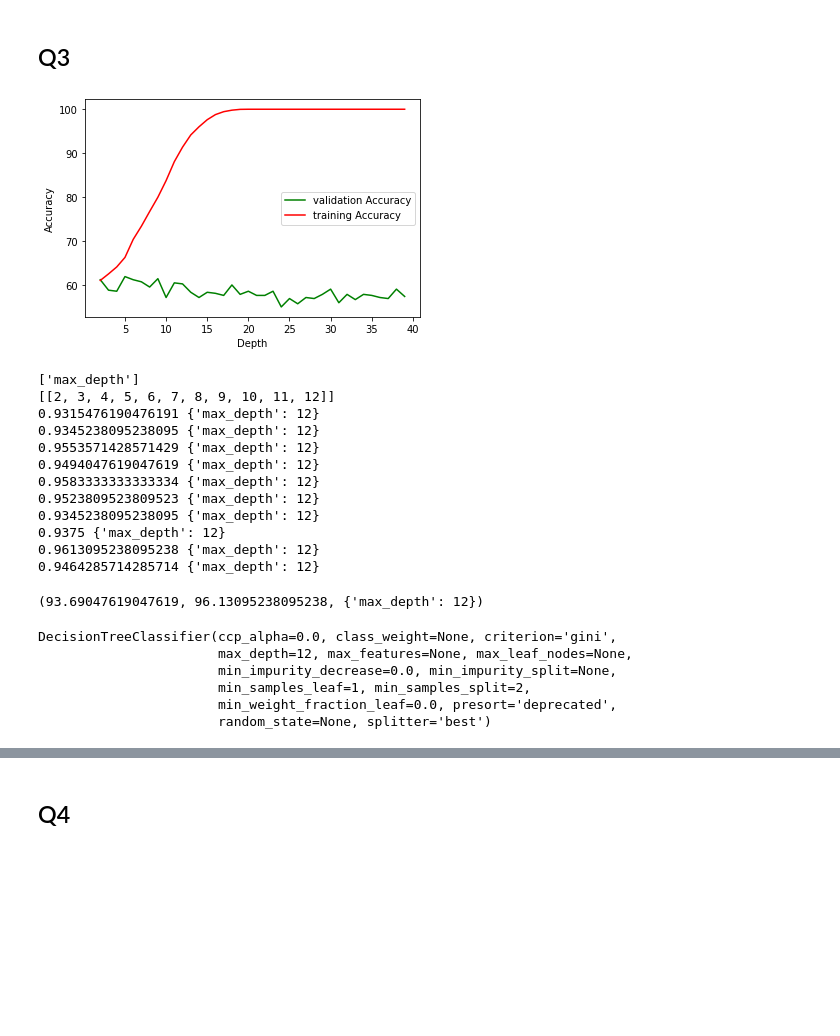
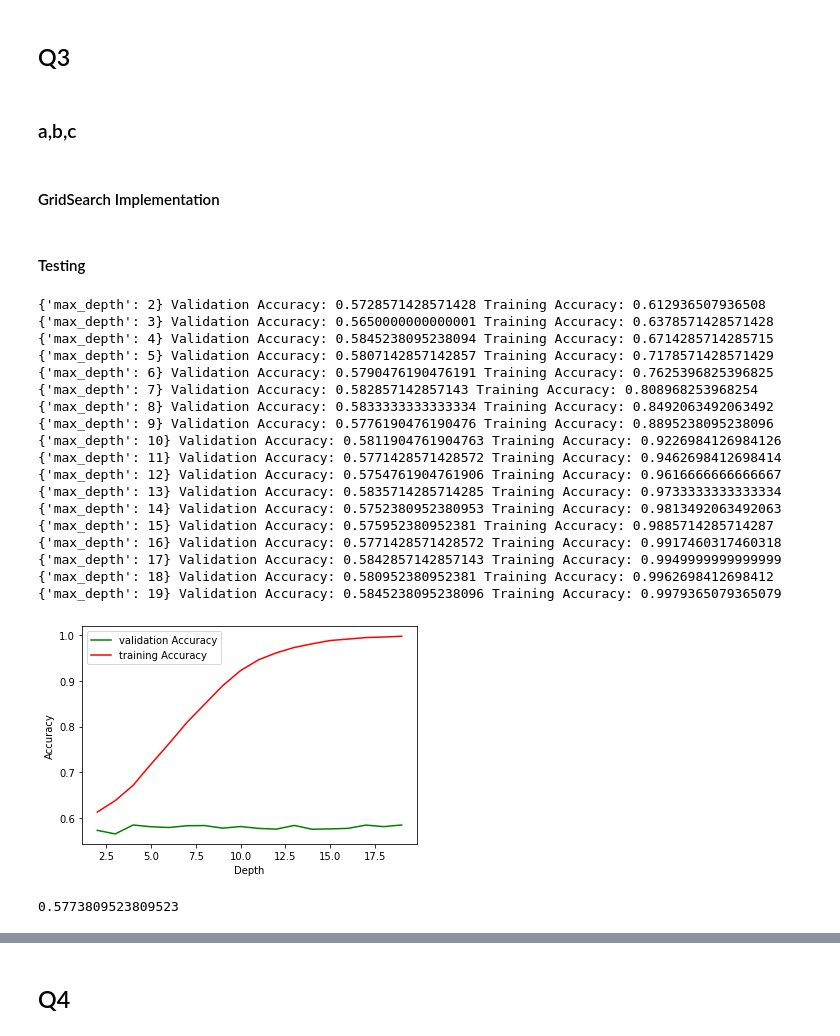
Before and after one commit to itissandeep98/ML-Assignments, a Jupyter notebook: Assignment2/ML_Assignment2.ipynb, the cells around one changed output, grey strips where cells are left out. Saved outputs shown, nothing was run; the diff lists cells and outputs as text; code cells hidden in the pictures; blank space fills up the shorter version.

```diff
--- a/Assignment2/ML_Assignment2.ipynb
+++ b/Assignment2/ML_Assignment2.ipynb
@@ -326,4 +243,4 @@ def plot_dept_acc(data,min_depth=2,max_depth=40,state=1):
-# %%
-plot_dept_acc(1,state=30)
-# %% [output]
-[figure, removed]
+# %% [markdown]
+### a,b,c
+# %% [markdown]
+#### GridSearch Implementation
@@ -330,37 +301,35 @@ plot_dept_acc(1,state=30)
+# %% [markdown]
+#### Testing
 # %%
 preprocessor = MyPreProcessor()
 X, y = preprocessor.pre_process(1)
+X_train, X_test, y_train, y_test = train_test_split(X, y, stratify=y, test_size=0.20, random_state=40)
+dt= DecisionTreeClassifier()
+params = {'max_depth': list(range(2, 20))}
+grid_search_cv = GridSearch(dt,params)
 
-dt= DecisionTreeClassifier()
-params = {'max_depth': list(range(2, 13))}
-grid_search_cv = GridSearch(dt,**params)
+grid_search_cv.fit(X_train, y_train)
 
-# gnb=GaussianNB()
-# params={'var_smoothing':[10**i for i in range(1,-10,-1)]}
-# grid_search_cv = GridSearch(gnb,**params)
-
-grid_search_cv.fit(X, y)
+model=pickle.load(open('model','rb'))
+model.score(X_test,y_test)
 # %% [output]
-['max_depth']
-[[2, 3, 4, 5, 6, 7, 8, 9, 10, 11, 12]]
-0.9315476190476191 {'max_depth': 12}
-0.9345238095238095 {'max_depth': 12}
-0.9553571428571429 {'max_depth': 12}
-0.9494047619047619 {'max_depth': 12}
-0.9583333333333334 {'max_depth': 12}
-0.9523809523809523 {'max_depth': 12}
-0.9345238095238095 {'max_depth': 12}
-0.9375 {'max_depth': 12}
-0.9613095238095238 {'max_depth': 12}
-0.9464285714285714 {'max_depth': 12}
+{'max_depth': 2} Validation Accuracy: 0.5728571428571428 Training Accuracy: 0.612936507936508
+{'max_depth': 3} Validation Accuracy: 0.5650000000000001 Training Accuracy: 0.6378571428571428
+{'max_depth': 4} Validation Accuracy: 0.5845238095238094 Training Accuracy: 0.6714285714285715
+{'max_depth': 5} Validation Accuracy: 0.5807142857142857 Training Accuracy: 0.7178571428571429
+{'max_depth': 6} Validation Accuracy: 0.5790476190476191 Training Accuracy: 0.7625396825396825
+{'max_depth': 7} Validation Accuracy: 0.582857142857143 Training Accuracy: 0.808968253968254
+{'max_depth': 8} Validation Accuracy: 0.5833333333333334 Training Accuracy: 0.8492063492063492
+{'max_depth': 9} Validation Accuracy: 0.5776190476190476 Training Accuracy: 0.8895238095238096
+{'max_depth': 10} Validation Accuracy: 0.5811904761904763 Training Accuracy: 0.9226984126984126
+{'max_depth': 11} Validation Accuracy: 0.5771428571428572 Training Accuracy: 0.9462698412698414
+{'max_depth': 12} Validation Accuracy: 0.5754761904761906 Training Accuracy: 0.9616666666666667
+{'max_depth': 13} Validation Accuracy: 0.5835714285714285 Training Accuracy: 0.9733333333333334
+{'max_depth': 14} Validation Accuracy: 0.5752380952380953 Training Accuracy: 0.9813492063492063
+{'max_depth': 15} Validation Accuracy: 0.575952380952381 Training Accuracy: 0.9885714285714287
+{'max_depth': 16} Validation Accuracy: 0.5771428571428572 Training Accuracy: 0.9917460317460318
+{'max_depth': 17} Validation Accuracy: 0.5842857142857143 Training Accuracy: 0.9949999999999999
+{'max_depth': 18} Validation Accuracy: 0.580952380952381 Training Accuracy: 0.9962698412698412
+{'max_depth': 19} Validation Accuracy: 0.5845238095238096 Training Accuracy: 0.9979365079365079
+[figure, added]
-(93.69047619047619, 96.13095238095238, {'max_depth': 12})
+0.5773809523809523
-# %%
-loaded_model = pickle.load(open("test", 'rb'))
-loaded_model
-# %% [output]
-DecisionTreeClassifier(ccp_alpha=0.0, class_weight=None, criterion='gini',
-                       max_depth=12, max_features=None, max_leaf_nodes=None,
-                       min_impurity_decrease=0.0, min_impurity_split=None,
-                       min_samples_leaf=1, min_samples_split=2,
-                       min_weight_fraction_leaf=0.0, presort='deprecated',
-                       random_state=None, splitter='best')
```
Also changed, not shown: parts of 16 cells of this notebook.
